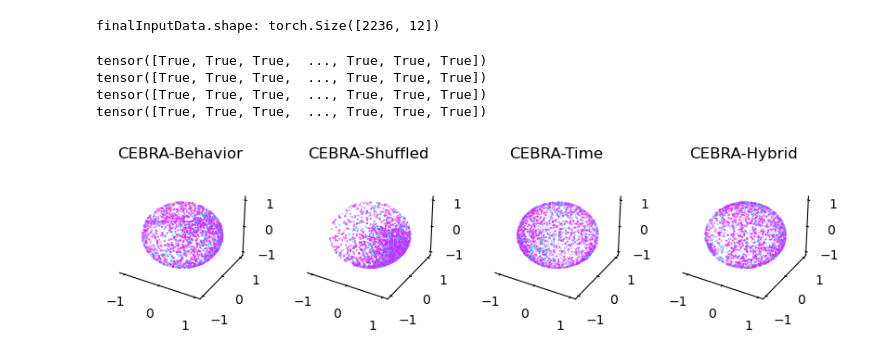
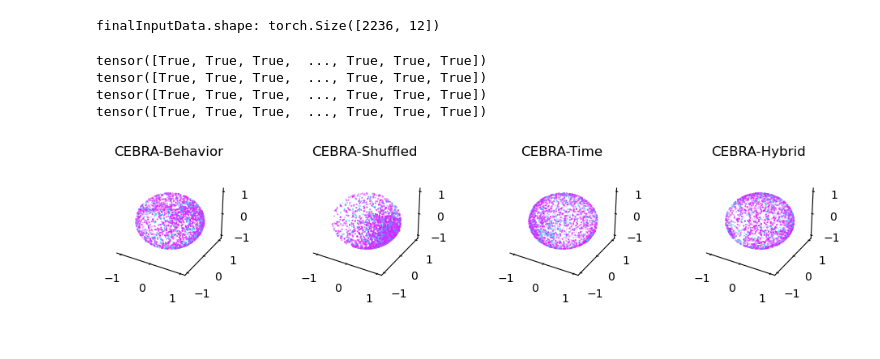
Before and after one commit to lhtPeking/CEBRA, a Jupyter notebook: DR_both.ipynb, the cells around one changed output. Drawn from its saved outputs; the diff is of its cells as text; code cells hidden in the pictures.

```diff
--- a/DR_both.ipynb
+++ b/DR_both.ipynb
@@ -208,26 +209,26 @@ def plot_cebra_both(ax, embedding, label, gray = False, idx_order = (0,1,2)):
 # %%
 %matplotlib inline
 fig = plt.figure(figsize=(10,2))
 
 ax1 = plt.subplot(141, projection='3d')
 ax2 = plt.subplot(142, projection='3d')
 ax3 = plt.subplot(143, projection='3d')
 ax4 = plt.subplot(144, projection='3d')
 
 ax1=plot_cebra_both(ax1, cebra_dr_both_behavior_para, finalInputData)
 ax2=plot_cebra_both(ax2, cebra_dr_both_time_behavior_shuffle_para, finalInputData)
 ax3=plot_cebra_both(ax3, cebra_dr_both_time_para, finalInputData)
 ax4=plot_cebra_both(ax4, cebra_dr_both_time_behavior_para, finalInputData)
 
 ax1.set_title('CEBRA-Behavior')
 ax2.set_title('CEBRA-Shuffled')
 ax3.set_title('CEBRA-Time')
 ax4.set_title('CEBRA-Hybrid')
-# plt.tight_layout()
+plt.tight_layout()
 plt.show()
 # %% [output]
 tensor([True, True, True,  ..., True, True, True])
 tensor([True, True, True,  ..., True, True, True])
 tensor([True, True, True,  ..., True, True, True])
 tensor([True, True, True,  ..., True, True, True])
-[figure, old version]
+[figure, new version]
```
Also changed, not shown: parts of 1 cell of this notebook, 1 other file.
